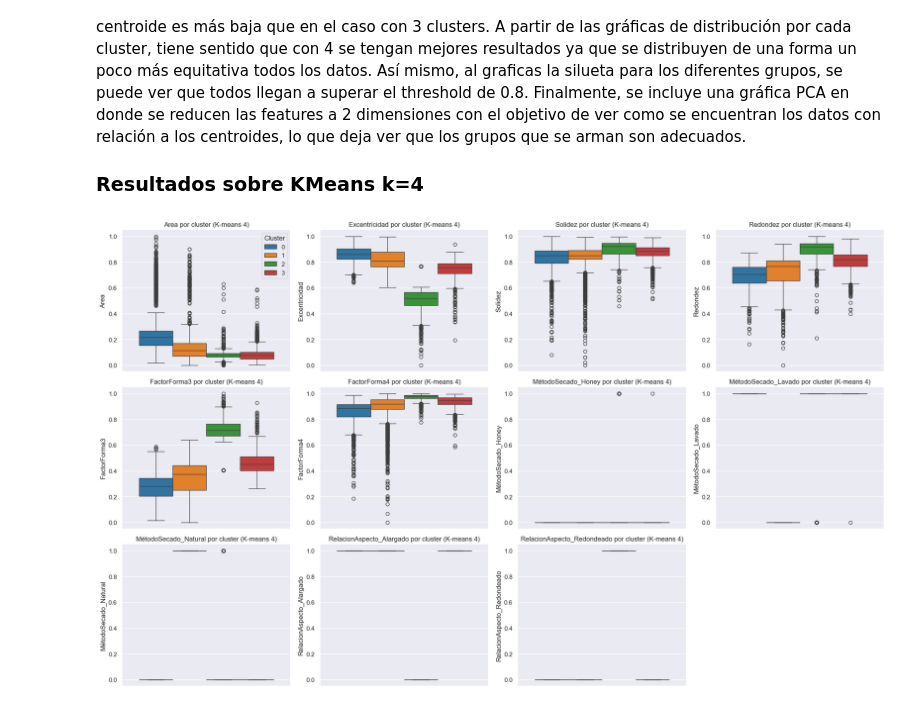
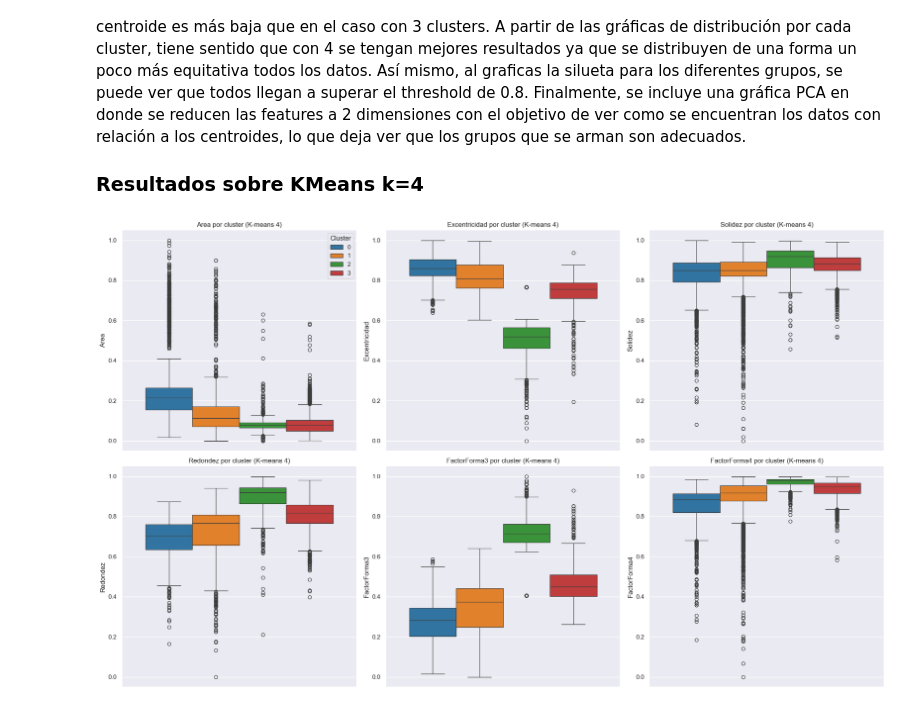
Before and after one commit to BILabsAndProjects/Lab2-Senecafe, a Jupyter notebook: Laboratorio2.ipynb, the cells around one changed output. Drawn from its saved outputs; the diff is of its cells as text; code cells hidden in the pictures.

```diff
--- a/Laboratorio2.ipynb
+++ b/Laboratorio2.ipynb
@@ -733,25 +733,23 @@ A partir de las gráficas de distribución por cada cluster, tiene sentido que c
 
 ### Resultados sobre KMeans k=4
 # %%
-fig, axes = plt.subplots(3, 4, figsize=(20, 12))
+fig, axes = plt.subplots(2, 3, figsize=(20, 12))
 axes = axes.flatten()
 
 variables = [
     'Area', 'Excentricidad', 'Solidez', 'Redondez', 'FactorForma3',
-       'FactorForma4', 'MétodoSecado_Honey', 'MétodoSecado_Lavado',
-       'MétodoSecado_Natural', 'RelacionAspecto_Alargado',
-       'RelacionAspecto_Redondeado'
+       'FactorForma4'
 ]
 
 for i, var in enumerate(variables):
     sns.boxplot(y=var, data=df_kmeans, ax=axes[i], hue='Cluster', palette="tab10")
     axes[i].set_title(f'{var} por cluster (K-means 4)')
     if i > 0:
         axes[i].get_legend().remove()
 
-fig.delaxes(axes[-1])
+#fig.delaxes(axes[-1])
 
 plt.tight_layout()
 plt.show()
 # %% [output]
-[figure, old version]
+[figure, new version]
```
Also changed, not shown: parts of 2 cells of this notebook.
